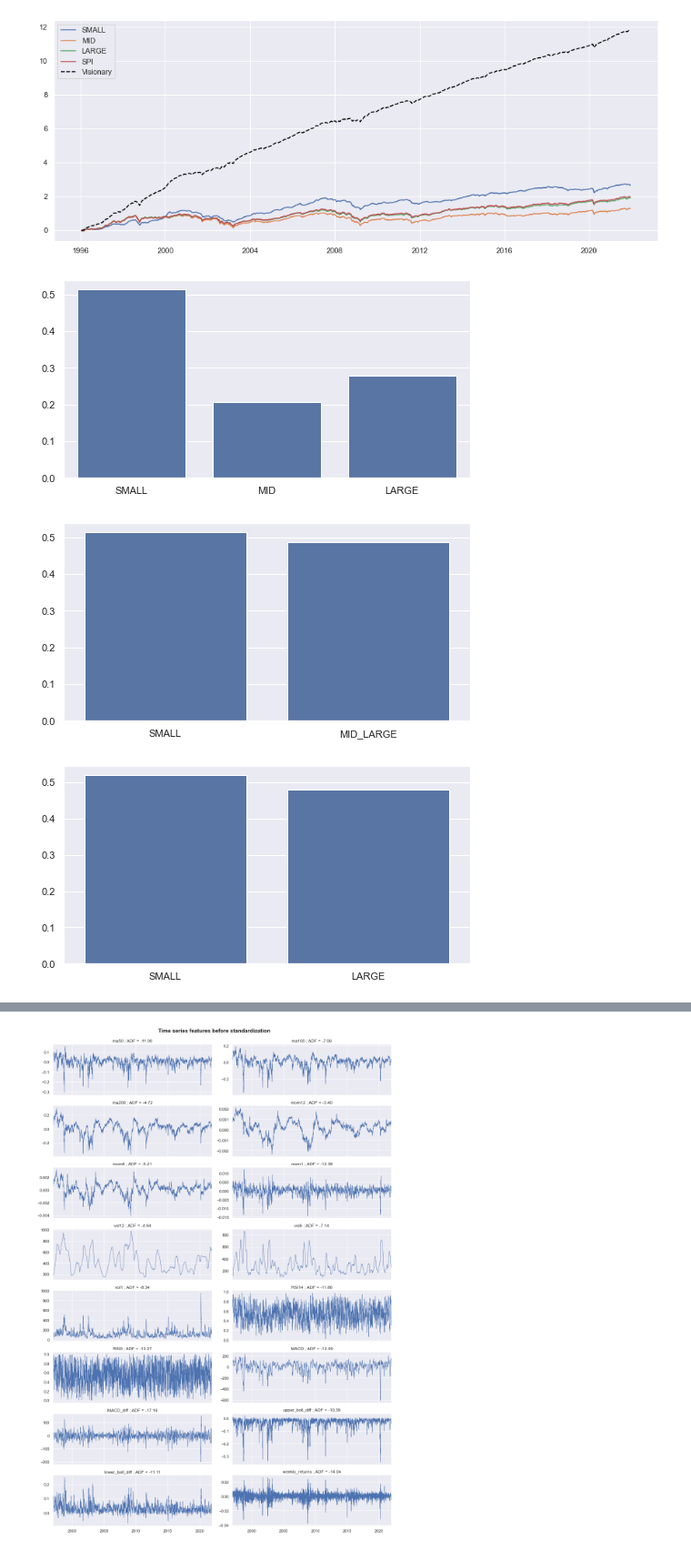
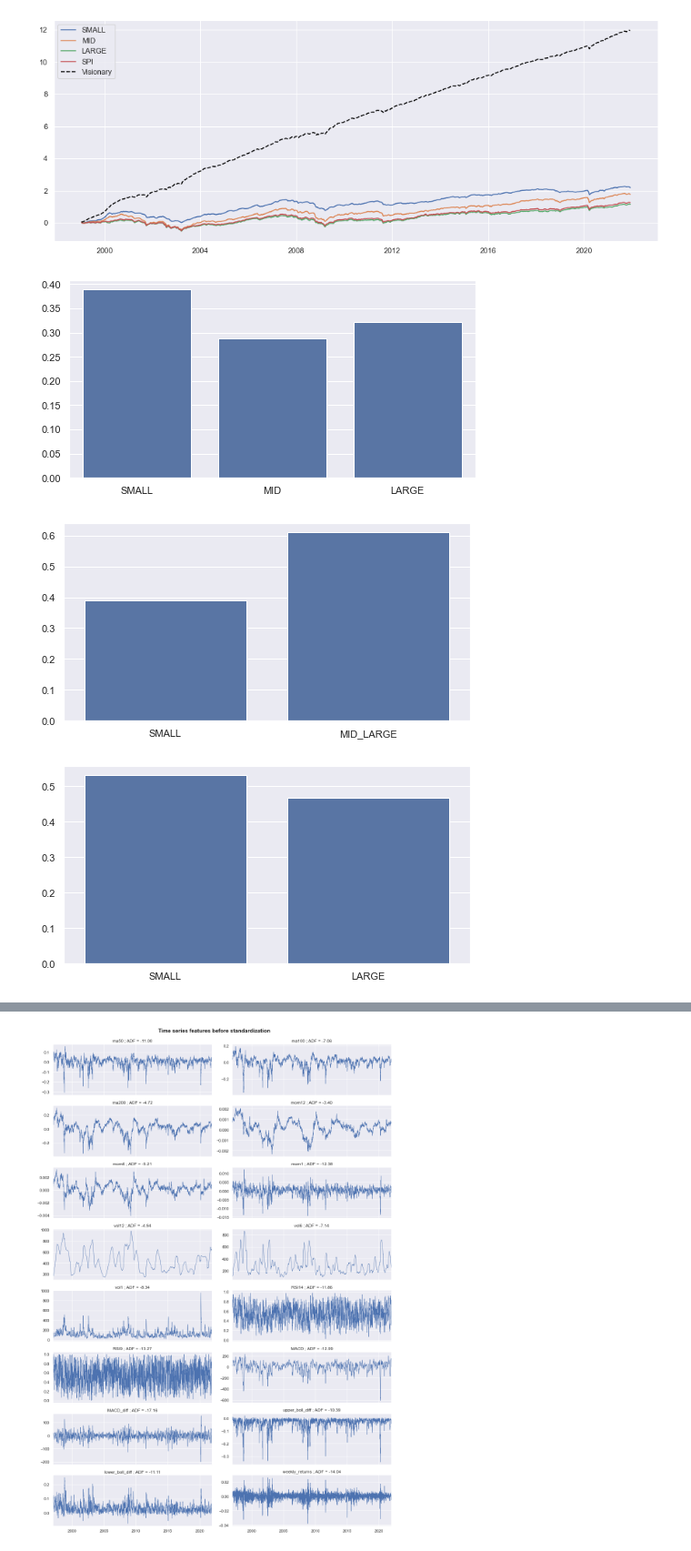
Before and after one commit to lacoupe/BCVS, a Jupyter notebook: SW/size/size.ipynb, the cells around one changed output, grey strips where cells are left out. Shown at 91% size. Drawn from its saved outputs; the diff is of its cells as text; code cells hidden in the pictures.

```diff
--- a/SW/size/size.ipynb
+++ b/SW/size/size.ipynb
@@ -39,3 +29,3 @@ Tickers : ['SPI Index', 'SPI19 Index', 'SPI20 Index', 'SPI21 Index']
 # %%
-price, bench_price, df_X = get_price_data()
-daily_returns = price.pct_change().shift(1)
+features, bench_price, df_X, target_prices = get_price_data()
+daily_returns = target_prices.pct_change()
@@ -92,17 +74,17 @@ data_stats.round(2)
 # %%
 rebalance_freq = 'W-FRI'
-returns = price.pct_change().shift(1).resample(rebalance_freq).agg(lambda x: (x + 1).prod() - 1)
+returns = target_prices.pct_change().shift(1).resample(rebalance_freq).agg(lambda x: (x + 1).prod() - 1)
 best_pred = returns.rank(axis=1).replace({1: 0., 2: 0., 3: 1.}).shift(-1)
 # %%
 fig, ax = plt.subplots(figsize=(16,6))
 best_perf = np.log(pred_to_perf(best_pred, daily_returns=daily_returns).rolling(10).mean())
-data_plot = np.log((pd.concat([price, bench_price.rename('SPI')], axis=1).pct_change() + 1).reindex(best_perf.index).cumprod().rolling(10).mean())
+data_plot = np.log((pd.concat([target_prices, bench_price.rename('SPI')], axis=1).pct_change() + 1).reindex(best_perf.index).cumprod().rolling(10).mean())
 sns.lineplot(data=data_plot, dashes=False)
 sns.lineplot(data=best_perf, color='black', linestyle='--', label='Visionary')
 plt.legend()
 plt.show()
 # %% [output]
-[figure, old version]
+[figure, new version]
 # %%
 L = len(best_pred)
 df_results = (best_pred.sum(axis=0) / L).rename('Best_prediction')
@@ -116,7 +98,7 @@ ax.set_xlabel(None)
 ax.set_ylabel(None)
 plt.show()
 # %% [output]
-[figure, old version]
+[figure, new version]
 # %%
 best_pred['MID_LARGE'] = ((best_pred.MID == 1) | (best_pred.LARGE == 1)).astype(int)
 
@@ -132,10 +114,10 @@ ax.set_xlabel(None)
 ax.set_ylabel(None)
 plt.show()
 # %% [output]
-[figure, old version]
+[figure, new version]
 # %%
 rebalance_freq = 'W-FRI'
-returns = price[['SMALL', 'LARGE']].pct_change().shift(1).resample(rebalance_freq).agg(lambda x: (x + 1).prod() - 1)
+returns = target_prices[['SMALL', 'LARGE']].pct_change().shift(1).resample(rebalance_freq).agg(lambda x: (x + 1).prod() - 1)
 best_pred = returns.rank(axis=1).replace({1: 0., 2: 1.}).shift(-1)
 
 L = len(best_pred)
@@ -150,4 +132,4 @@ ax.set_xlabel(None)
 ax.set_ylabel(None)
 plt.show()
 # %% [output]
-[figure, old version]
+[figure, new version]
```
Also changed, not shown: parts of 9 cells of this notebook, 9 other files.
